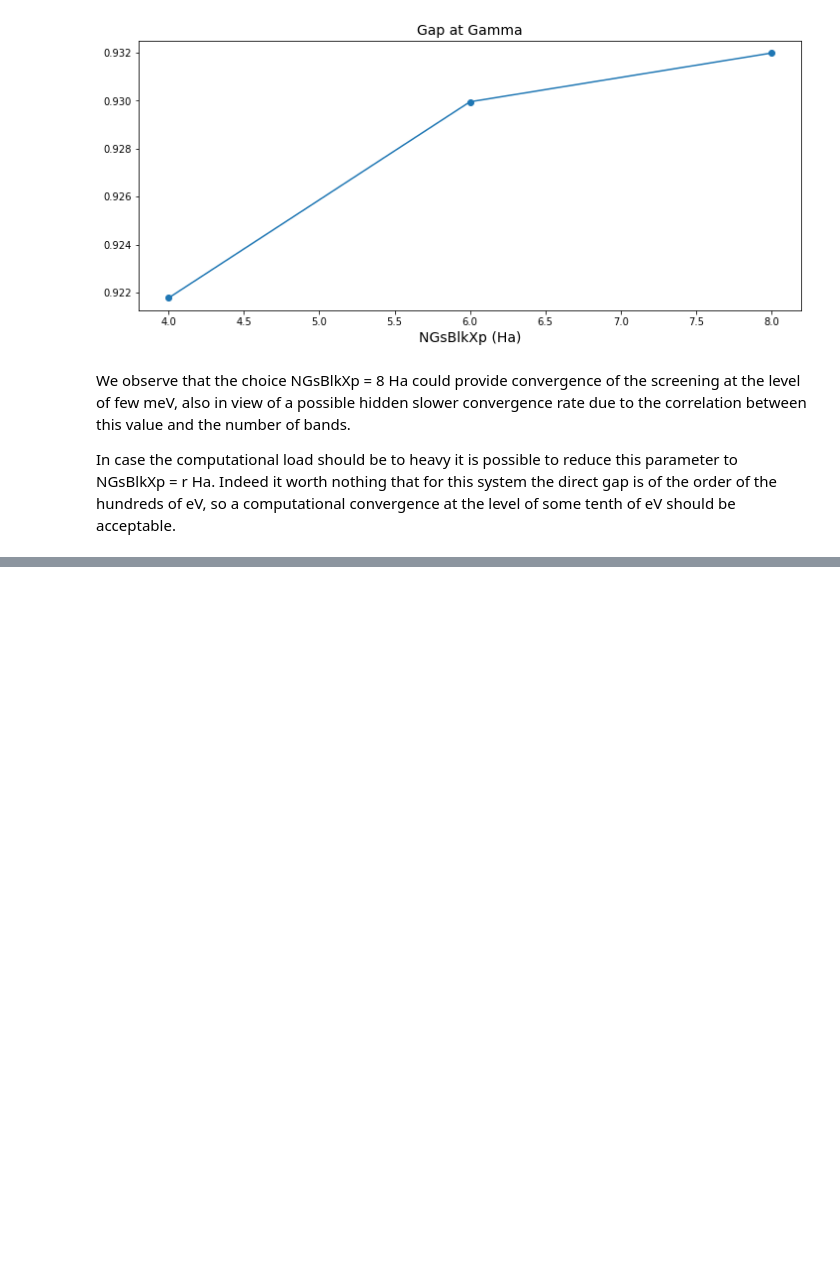
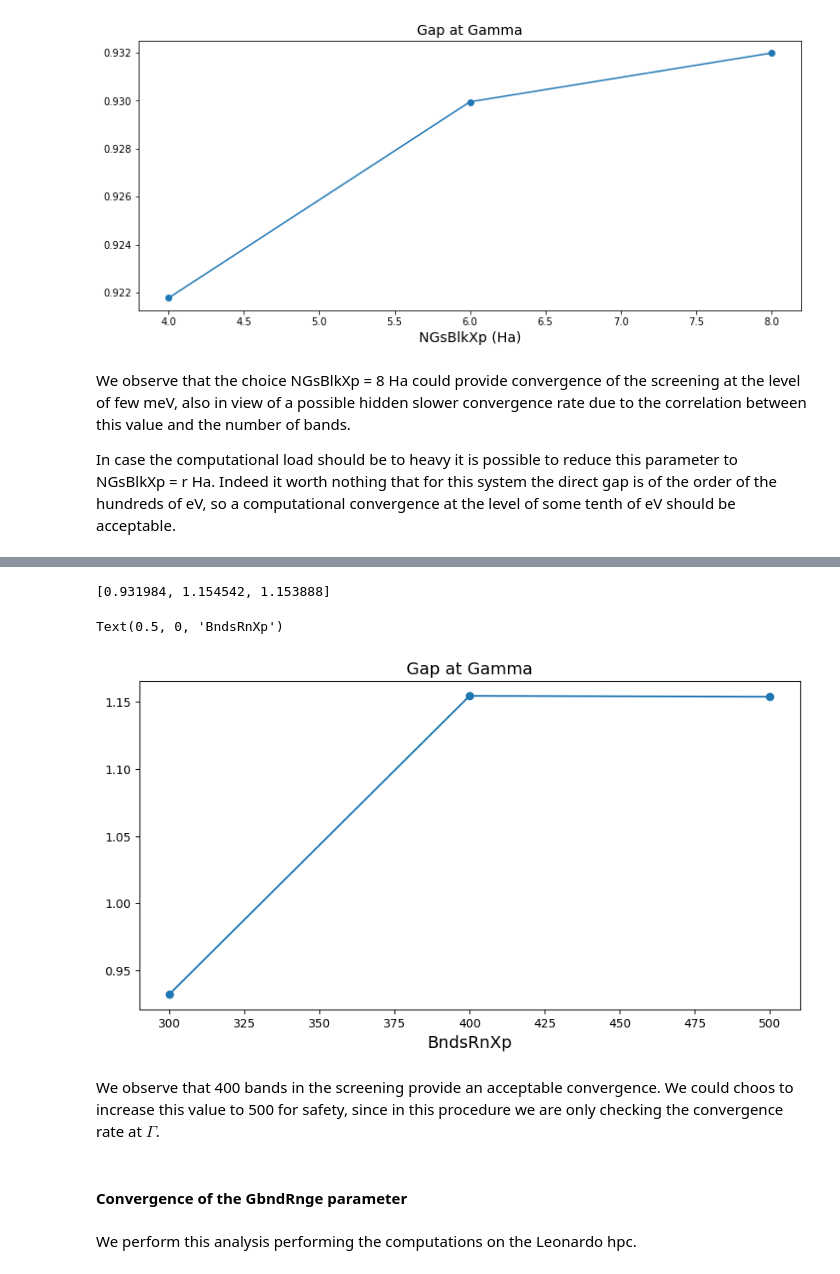
Before and after one commit to marcodalessandro76/AGSL5, a Jupyter notebook: GW_Analysis.ipynb, the cells around one changed output, grey strips where cells are left out. Drawn from its saved outputs; the diff is of its cells as text; code cells hidden in the pictures; blank space fills up the shorter version.

```diff
--- a/GW_Analysis.ipynb
+++ b/GW_Analysis.ipynb
@@ -451,0 +518,23 @@ Task [5] ended
+# %%
+gap_G = [results[ind].data.get_gap(k_full=Gamma_index,band_full=start_band,verbose=False) for ind in range(len(Bands))]
+gap_G
+# %% [output]
+[0.931984, 1.154542, 1.153888]
+# %%
+x_vals = [x[1] for x in Bands]
+
+fig, axes = plt.subplots(figsize=(10, 5))
+axes.plot(x_vals,gap_G)
+axes.scatter(x_vals,gap_G)
+axes.set_title('Gap at Gamma',size=14)
+axes.set_xlabel('BndsRnXp',size=14)
+# %% [output]
+Text(0.5, 0, 'BndsRnXp')
+[figure, added]
+# %% [markdown]
+We observe that 400 bands in the screening provide an acceptable convergence. We could choos to increase this
+value to 500 for safety, since in this procedure we are only checking the convergence rate at $\Gamma$.
+# %% [markdown]
+#### Convergence of the GbndRnge parameter
+# %% [markdown]
+We perform this analysis performing the computations on the Leonardo hpc.
```
Also changed, not shown: parts of 26 cells of this notebook, 1 other file.
